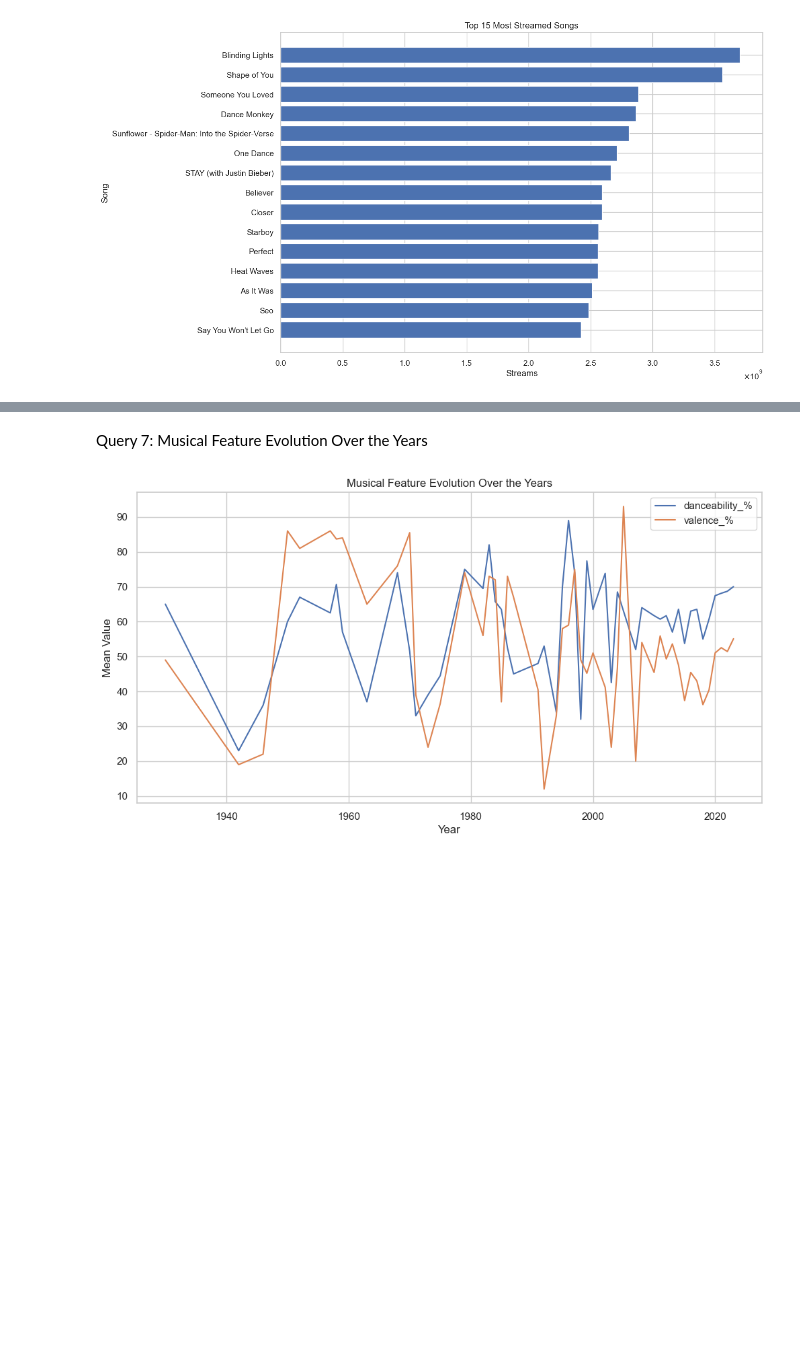
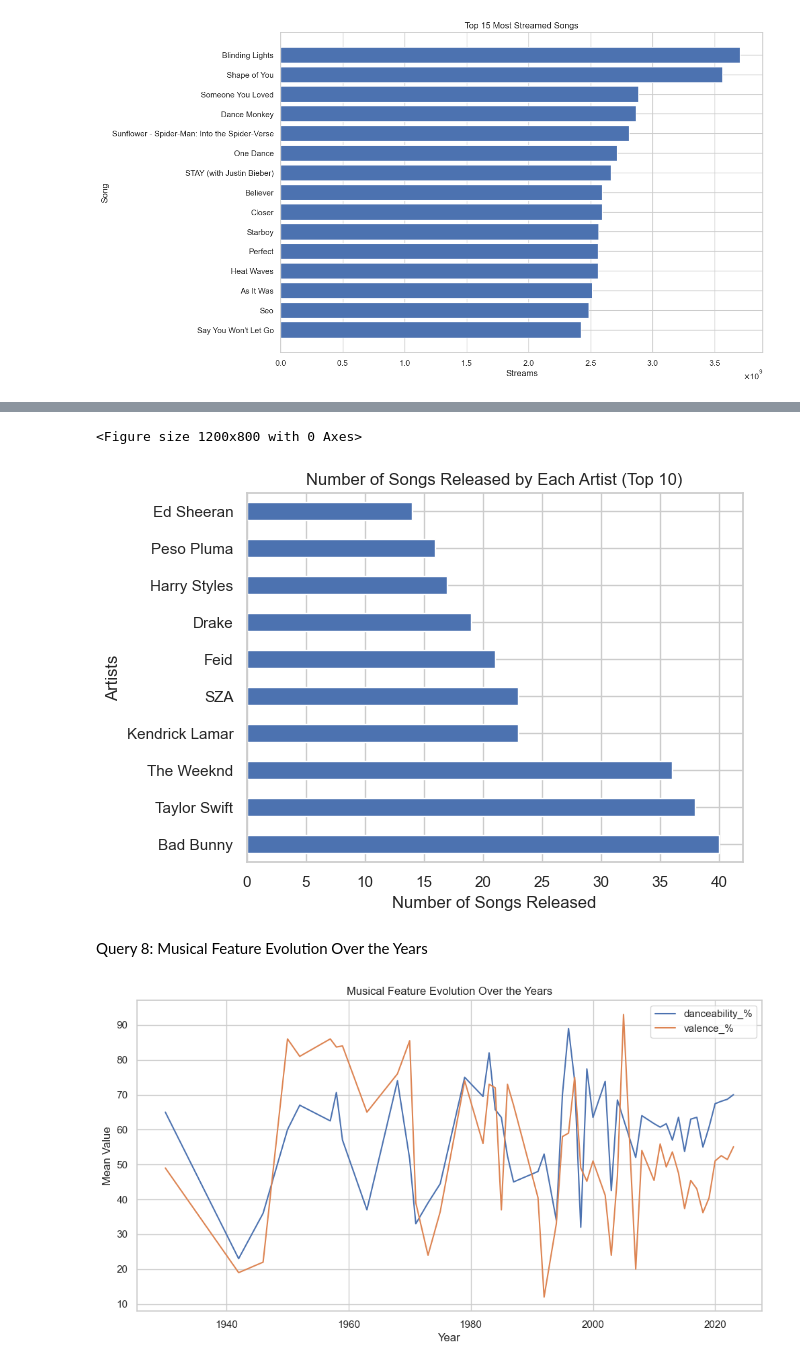
Before and after one commit to i-ap5/FamBus, a Jupyter notebook: famBus.ipynb, the cells around one changed output, grey strips where cells are left out. Saved outputs shown, nothing was run; the diff lists cells and outputs as text; code cells hidden in the pictures; blank space fills up the shorter version.

```diff
--- a/famBus.ipynb
+++ b/famBus.ipynb
@@ -802,0 +808,4 @@ plt.show()
+# %%
+most_songs_artists = df_split_artists['artists'].value_counts()
+most_songs_artists = pd.DataFrame(most_songs_artists)
+most_songs_artists
@@ -803,5 +827,15 @@ plt.show()
+# %%
+plt.figure(figsize=(12, 8))
+most_songs_artists.head(10).plot(kind='barh', legend=False)
+plt.xlabel('Number of Songs Released')
+plt.ylabel('Artists')
+plt.title('Number of Songs Released by Each Artist (Top 10)')
+plt.show()
+# %% [output]
+<Figure size 1200x800 with 0 Axes>
+[figure, added]
 # %% [markdown]
-Query 7: Musical Feature Evolution Over the Years
+Query 8: Musical Feature Evolution Over the Years
 # %%
 df_copy['released_year'] = pd.to_datetime(df_copy['released_year'], format='%Y')
 
```
Also changed, not shown: parts of 7 cells of this notebook.
